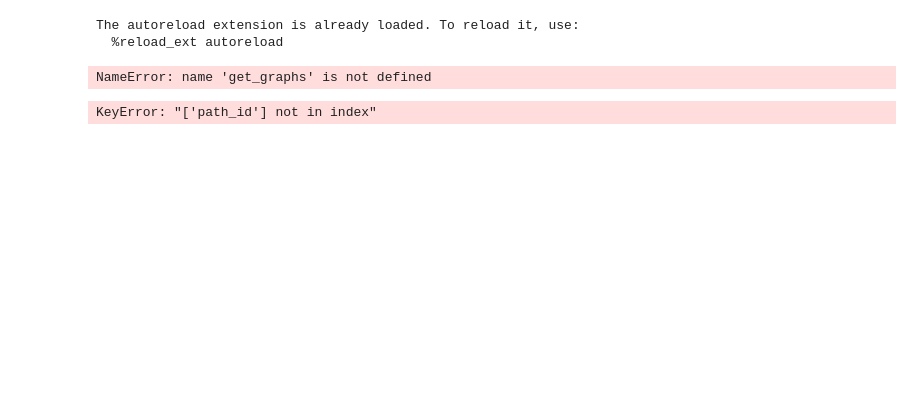
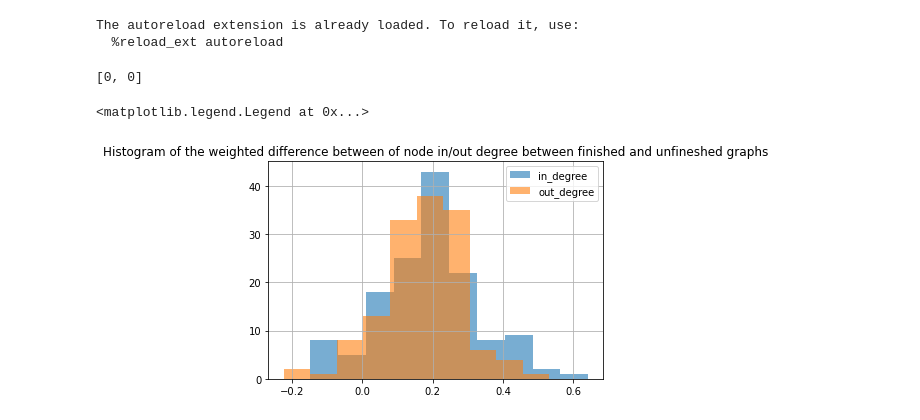
Before and after one commit to epfl-ada/ada-2022-project-7yobananaboy7, a Jupyter notebook: Cluster pages .ipynb, the cells around one changed output. Saved outputs shown, nothing was run; the diff lists cells and outputs as text; code cells hidden in the pictures; blank space fills up the shorter version.

```diff
--- a/Cluster pages .ipynb
+++ b/Cluster pages .ipynb
@@ -8,10 +9,17 @@ The autoreload extension is already loaded. To reload it, use:
   %reload_ext autoreload
 # %%
 articles, categories, links, paths_finished, paths_unfinished, paths_all, shortest_path_distance = load_data()
-get_graphs(paths_all)
+G_paths, G_links = get_graphs(paths_all,links)
+G_paths_finished, _ = get_graphs(paths_finished,links)
+G_paths_unfinished, _ = get_graphs(paths_unfinished,links)
-# %% [output]
-NameError: name 'get_graphs' is not defined
-# %%
-G_paths, G_links = get_graphs(paths_all)
-# %% [output]
-KeyError: "['path_id'] not in index"
+# %%
+def get_in_out_degree(G, page) :
+    in_deg = G.in_degree(page, 'weight')
+    in_deg = in_deg if in_deg else 0
+    out_deg = G.out_degree(page, 'weight')
+    out_deg = out_deg if out_deg else 0
+
+    return [in_deg, out_deg]
+get_in_out_degree(G_paths, 'Áedán_mac_Gabráin')
+# %% [output]
+[0, 0]
@@ -17,0 +64,18 @@ KeyError: "['path_id'] not in index"
+# %%
+categories_all = categories_finished.join(categories_unfinished)
+# %%
+categories_all['diff_in'] = categories_all.apply(lambda x:
+            (x.frac_in_deg_finished - x.frac_in_deg_unfinished) , axis = 1)
+categories_all['diff_out'] = categories_all.apply(lambda x:
+            (x.frac_out_deg_finished - x.frac_out_deg_unfinished), axis = 1)
+categories_all['weighted_diff_in'] = categories_all.apply(lambda x:
+            (x.frac_in_deg_finished - x.frac_in_deg_unfinished) /(x.frac_in_deg_finished + x.frac_in_deg_unfinished), axis = 1)
+categories_all['weighted_diff_out'] = categories_all.apply(lambda x:
+            (x.frac_out_deg_finished - x.frac_out_deg_unfinished) /(x.frac_out_deg_finished + x.frac_out_deg_unfinished), axis = 1)
+# %%
+categories_all.weighted_diff_in.hist(alpha = 0.6, label = 'in_degree').set_title('Histogram of the weighted difference between of node in/out degree between finished and unfineshed graphs')
+categories_all.weighted_diff_out.hist(alpha = 0.6, label = 'out_degree')
+plt.legend()
+# %% [output]
+<matplotlib.legend.Legend at 0x...>
+[figure, added]
```
Also changed, not shown: parts of 7 cells of this notebook, 1 other file.
